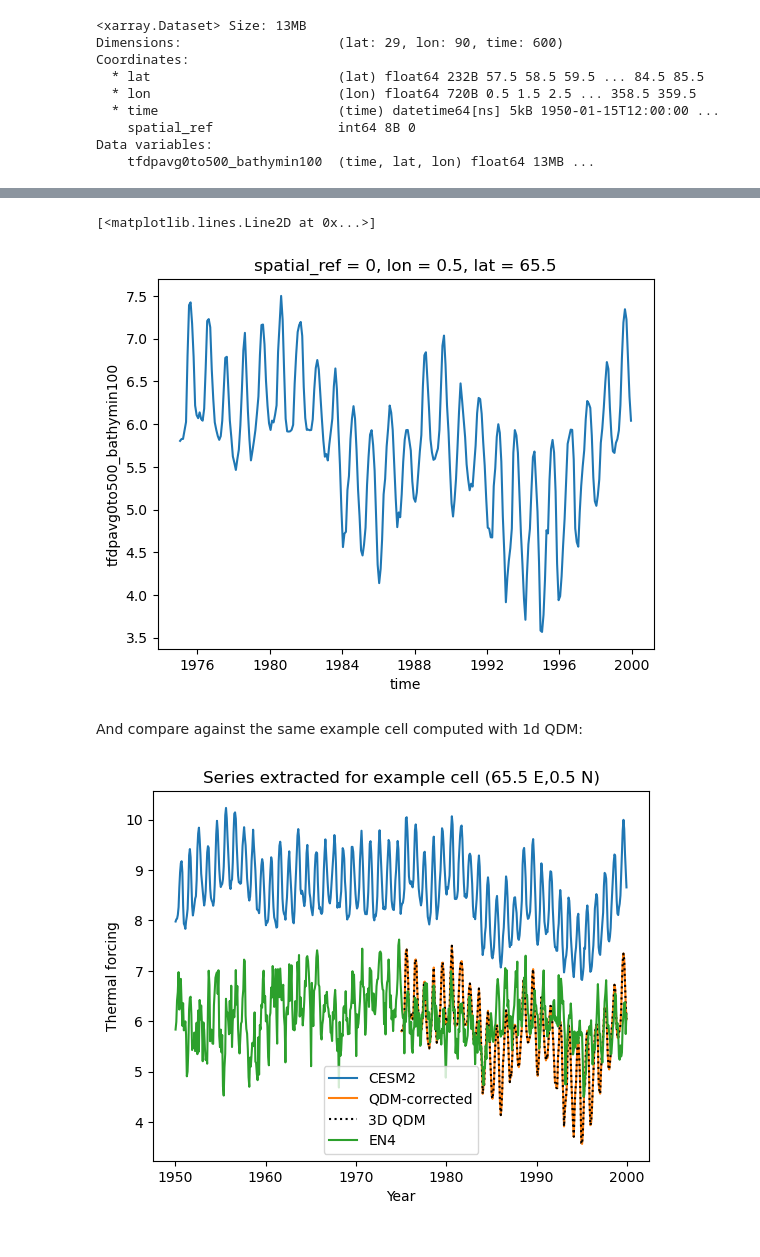
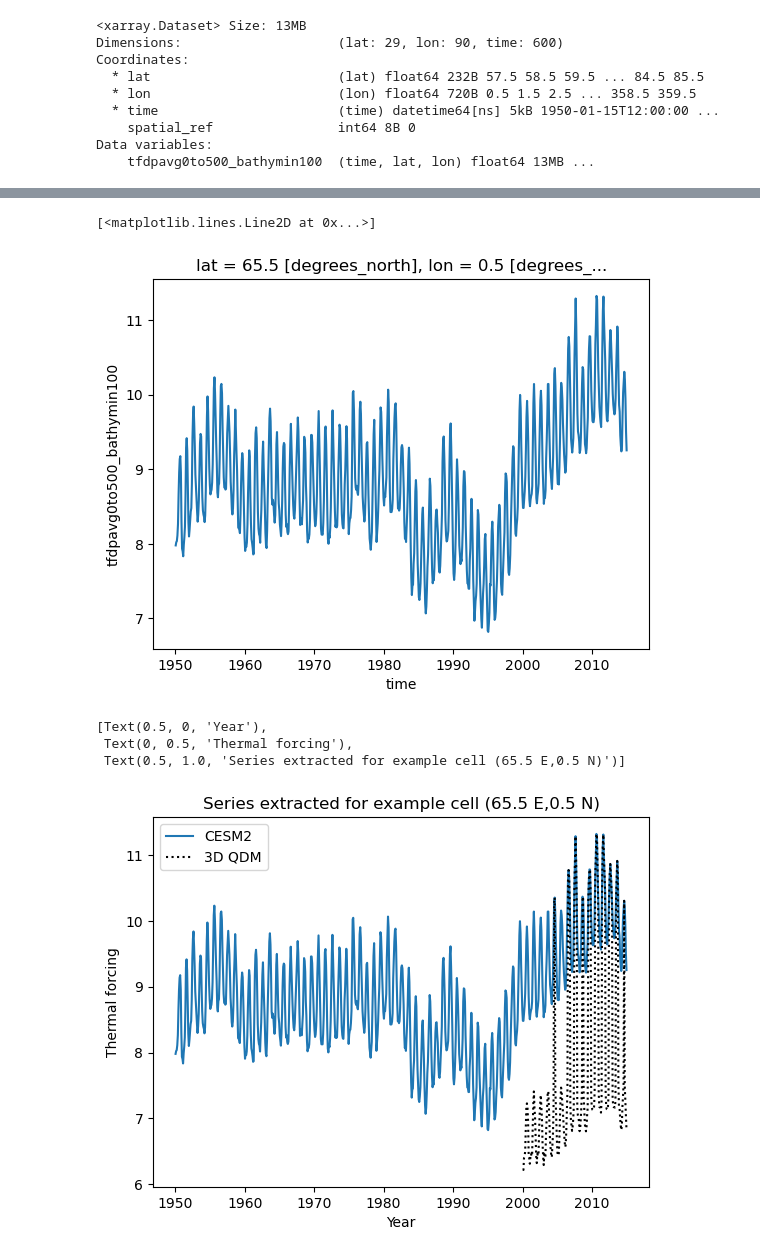
Before and after one commit to ehultee/gris-iceocean-process, a Jupyter notebook: Step3-QDM_reimplementation.ipynb, the cells around one changed output, grey strips where cells are left out. Cells and saved outputs as stored; diff of their text form; code cells hidden in the pictures.

```diff
--- a/Step3-QDM_reimplementation.ipynb
+++ b/Step3-QDM_reimplementation.ipynb
@@ -724,6 +493,6 @@ Data variables:
     tfdpavg0to500_bathymin100  (time, lat, lon) float64 13MB ...
 # %%
 tobs_ds_full = tfEN4.sel(
-                    time=slice('1950', '2000'))
+                    time=slice('1950', '2015'))
 tobs_ds_full
 # %% [output]
@@ -827,0 +584,3 @@ Attributes:
+# %%
+with xr.open_mfdataset(f'{DirEN4}/tfdpavg*.nc') as ds:
+    ds_tf = ds.TF.load()
@@ -827,0 +607,10 @@ Attributes:
+# %%
+## aligning the time indices
+ds_tf = ds_tf.assign_coords(new_time = ('time', ds_tf.indexes['time'].to_datetimeindex().values))
+ds_tf = ds_tf.drop_indexes('time')
+ds_tf = ds_tf.set_xindex('new_time').drop_vars('time')
+
+## aligning the names of the variables between obs and sim
+ds_tf = ds_tf.to_dataset()
+ds_tf = ds_tf.rename({'new_time': 'time', 'TF': 'tfdpavg0to500_bathymin100'})
+ds_tf
@@ -828,13 +626,9 @@ Attributes:
 # %%
-from dask.diagnostics import ProgressBar
-
-with ProgressBar():
-
-    qdm_result_3d_full = apply_cmfunc(
+qdm_result_3d_longperiod = apply_cmfunc(
         method = "quantile_delta_mapping",
-        obs = tobs_repr_match.sel(time=slice('1950','1975')),
-        simh = test_ds_full.sel(time=slice('1950', '1975')).rename({'time':'t_simh'}),
-        simp = test_ds_full.sel(time=slice('1975', '2000')),
+        obs = tobs_repr_match.sel(time=slice('1950','1999')),
+        simh = ds_tf.sel(time=slice('1950', '1999')).rename({'time':'t_simh'}),
+        simp = ds_tf.sel(time=slice('2000', '2014')),
         n_quantiles = 100,
         input_core_dims={"obs": "time", "simh": "t_simh", "simp": "time"},
         # group={"obs": "time.month", "simh": "t_simh.month", "simp": "time"},
@@ -857,22 +650,23 @@ Success!  Let's check the output to see if it's sensible.
 # %%
-example_cell_series = qdm_result_3d_full.tfdpavg0to500_bathymin100.sel(lat=lat_sel, lon=lon_sel, method='nearest')
-example_cell_series.plot()
+ds_tf.tfdpavg0to500_bathymin100.sel(lat=lat_sel, lon=lon_sel, method='nearest').plot()
 # %% [output]
 [<matplotlib.lines.Line2D at 0x...>]
-[figure, old version]
+[figure, new version]
-# %% [markdown]
-And compare against the same example cell computed with 1d QDM:
 # %%
+test_series = ds_tf.tfdpavg0to500_bathymin100.sel(lat=lat_sel, lon=lon_sel, method='nearest')
+qdm_series = qdm_result_3d_longperiod.tfdpavg0to500_bathymin100.sel(lat=lat_sel, lon=lon_sel, method='nearest')
+
 fig, ax = plt.subplots()
-# ax.plot(test_series.time.values, test_series)
-ax.plot(test_series.indexes['time'].to_datetimeindex().values, test_series, label='CESM2')
-ax.plot(qdm_result.time, qdm_result.tfdpavg0to500_bathymin100.values, label='QDM-corrected')
-ax.plot(example_cell_series.time, example_cell_series.values,
+ax.plot(test_series.time, test_series.values, label='CESM2')
+# ax.plot(qdm_result.time, qdm_result.tfdpavg0to500_bathymin100.values, label='QDM-corrected')
+ax.plot(qdm_series.time, qdm_series.values,
         color='k', ls=':', label='3D QDM')
-ax.plot(tobs_times,
-    test_obs_trimmed, label='EN4')
+# ax.plot(tobs_times,
+#     test_obs_trimmed, label='EN4')
 ax.legend(loc='best')
 ax.set(xlabel='Year', ylabel='Thermal forcing', title='Series extracted for example cell ({} E,{} N)'.format(lat_sel, lon_sel))
-plt.show()
 # %% [output]
+[Text(0.5, 0, 'Year'),
+ Text(0, 0.5, 'Thermal forcing'),
+ Text(0.5, 1.0, 'Series extracted for example cell (65.5 E,0.5 N)')]
-[figure, old version]
+[figure, new version]
```
Also changed, not shown: parts of 59 cells of this notebook.
